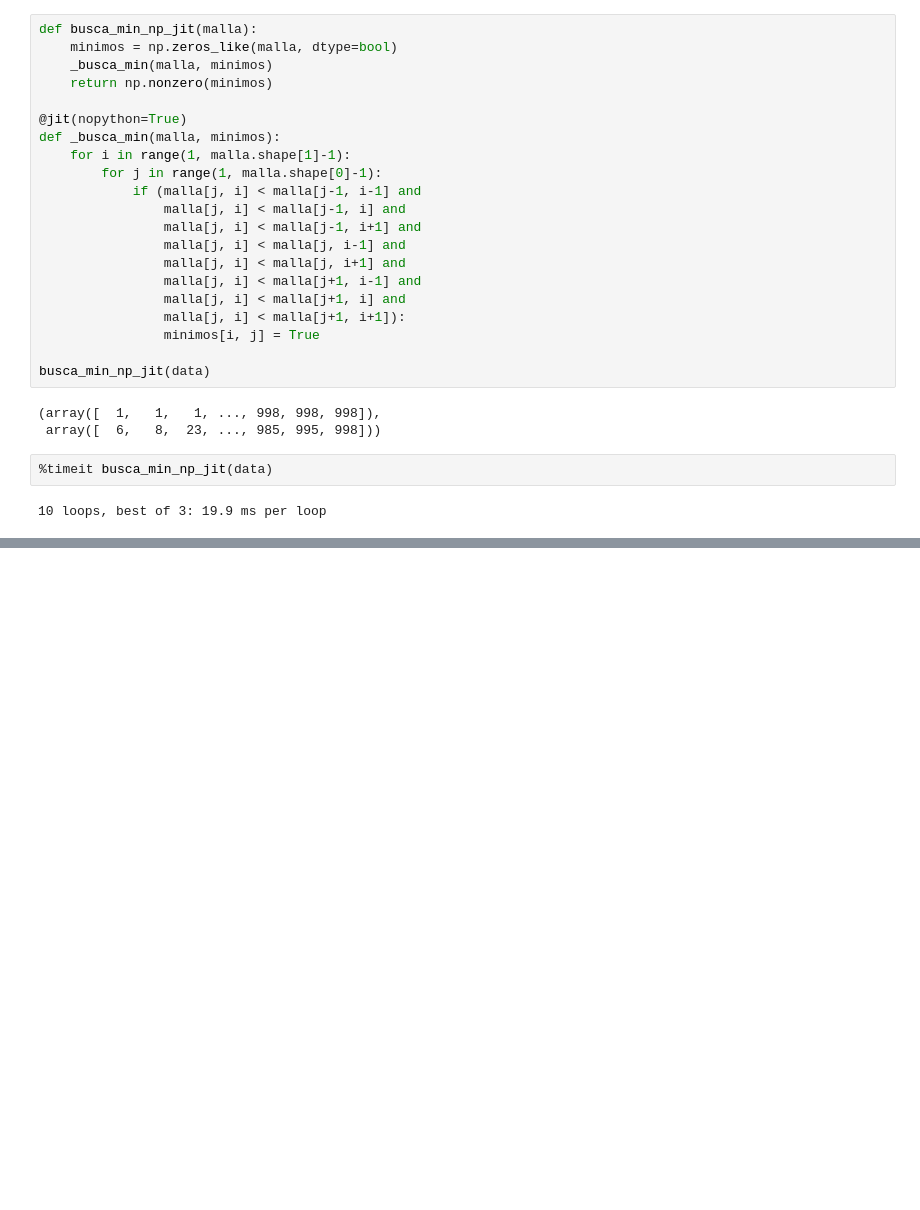
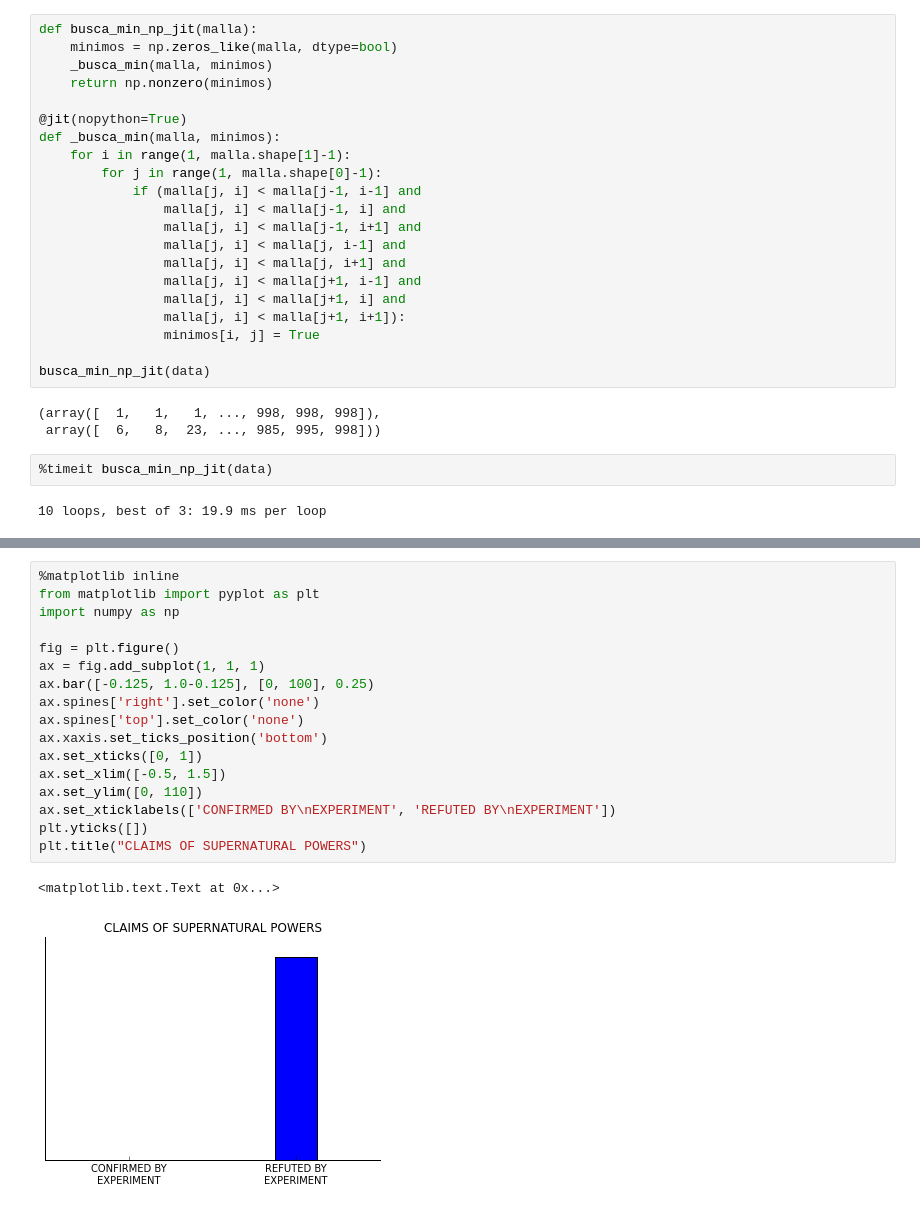
Before and after one commit to mgaitan/curso-python-cientifico, a Jupyter notebook: Clase 6.ipynb, the cells around one changed output, grey strips where cells are left out. Cells and saved outputs as stored; diff of their text form; blank space fills up the shorter version.

```diff
--- a/Clase 6.ipynb
+++ b/Clase 6.ipynb
@@ -698,0 +723,20 @@ busca_min_np_jit(data)
+# %%
+%matplotlib inline
+from matplotlib import pyplot as plt
+import numpy as np
+
+fig = plt.figure()
+ax = fig.add_subplot(1, 1, 1)
+ax.bar([-0.125, 1.0-0.125], [0, 100], 0.25)
+ax.spines['right'].set_color('none')
+ax.spines['top'].set_color('none')
+ax.xaxis.set_ticks_position('bottom')
+ax.set_xticks([0, 1])
+ax.set_xlim([-0.5, 1.5])
+ax.set_ylim([0, 110])
+ax.set_xticklabels(['CONFIRMED BY\nEXPERIMENT', 'REFUTED BY\nEXPERIMENT'])
+plt.yticks([])
+plt.title("CLAIMS OF SUPERNATURAL POWERS")
+# %% [output]
+<matplotlib.text.Text at 0x...>
+[figure, added]
```
Also changed, not shown: parts of 7 cells of this notebook.
